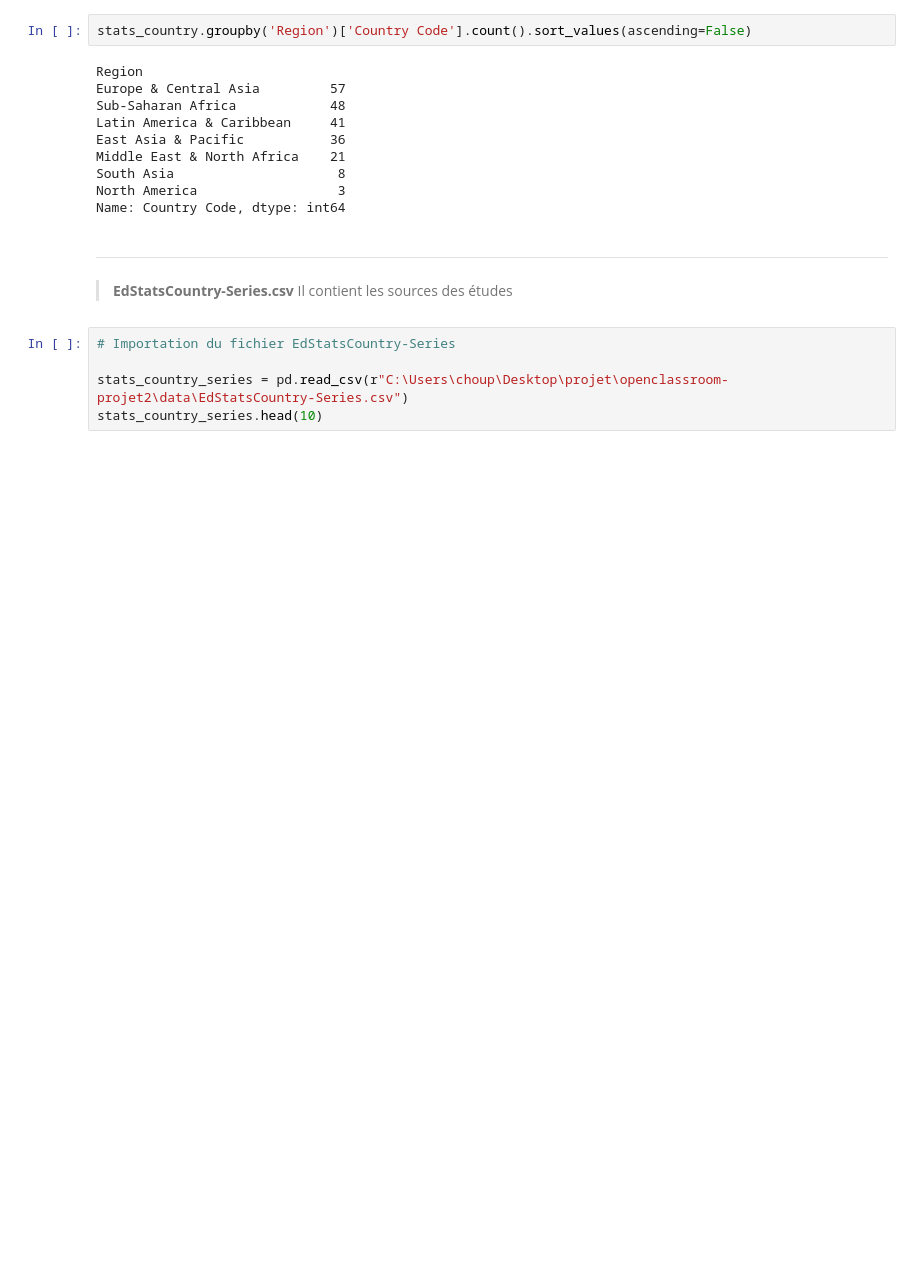
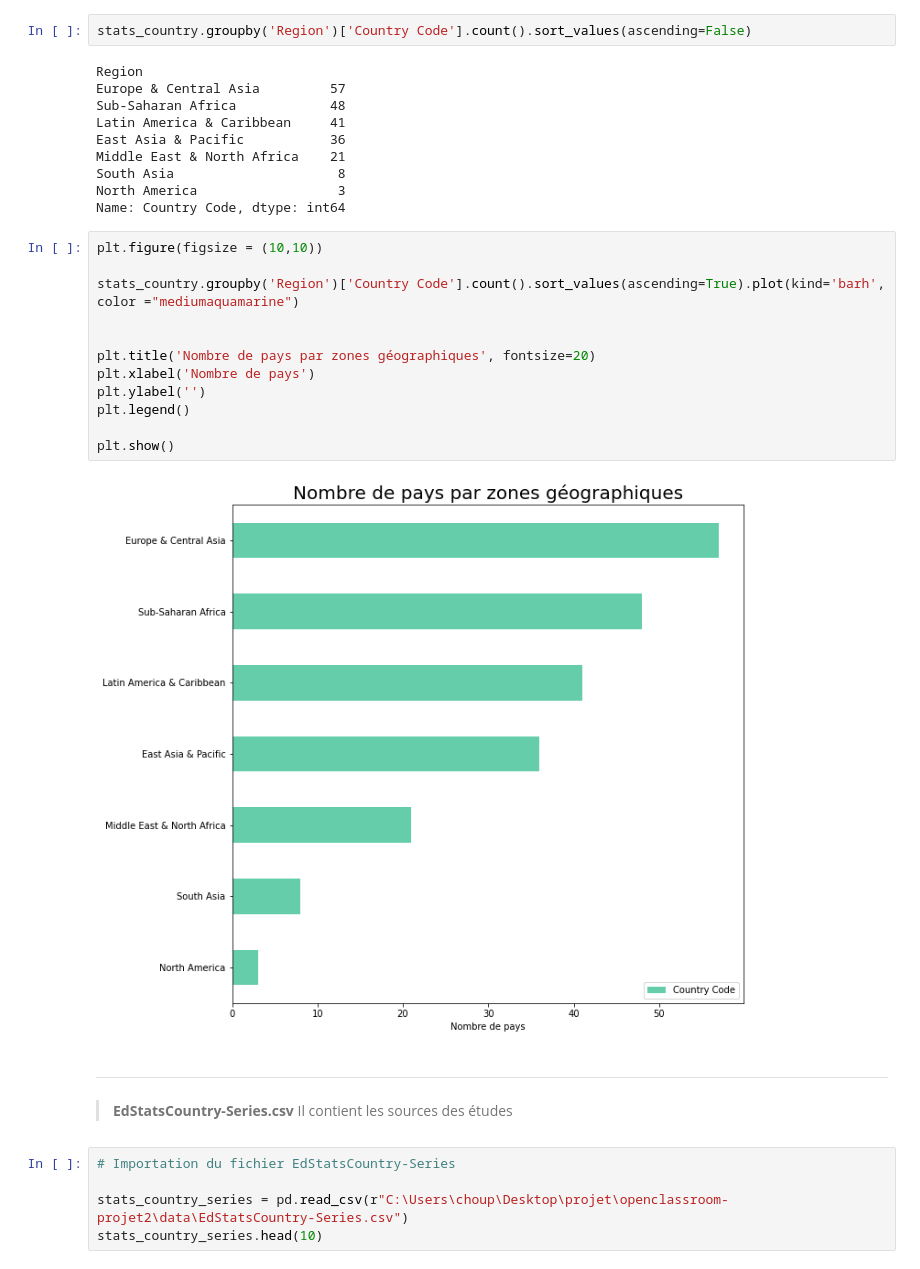
Before and after one commit to Charlotte-1987/openclassroom-projet2, a Jupyter notebook: notebook_p2.ipynb, the cells around one changed output. Drawn from its saved outputs; the diff is of its cells as text; blank space fills up the shorter version.

```diff
--- a/notebook_p2.ipynb
+++ b/notebook_p2.ipynb
@@ -143,6 +141,20 @@ Middle East & North Africa    21
 South Asia                     8
 North America                  3
 Name: Country Code, dtype: int64
+# %%
+plt.figure(figsize = (10,10))
+
+stats_country.groupby('Region')['Country Code'].count().sort_values(ascending=True).plot(kind='barh', color ="mediumaquamarine")
+
+
+plt.title('Nombre de pays par zones géographiques', fontsize=20)
+plt.xlabel('Nombre de pays')
+plt.ylabel('')
+plt.legend()
+
+plt.show()
+# %% [output]
+[figure, added]
 # %% [markdown]
 ---
 # %% [markdown]
```
Also changed, not shown: parts of 29 cells of this notebook.
